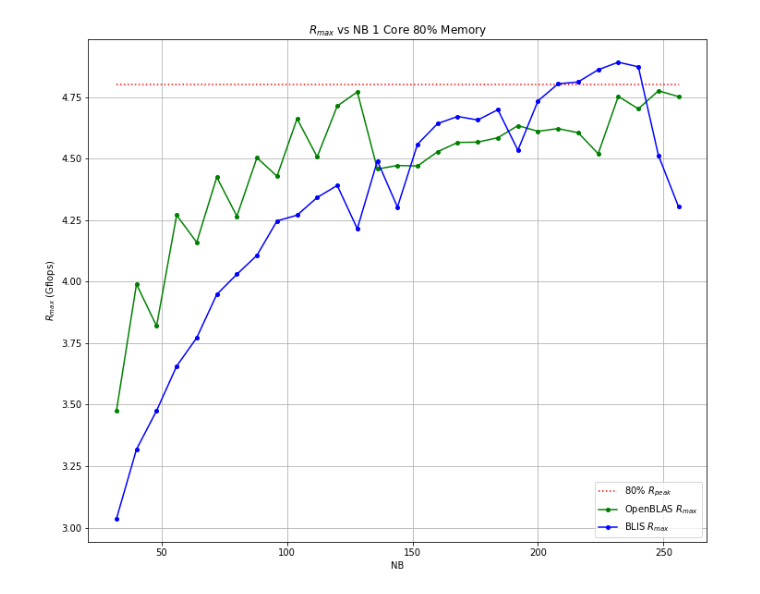
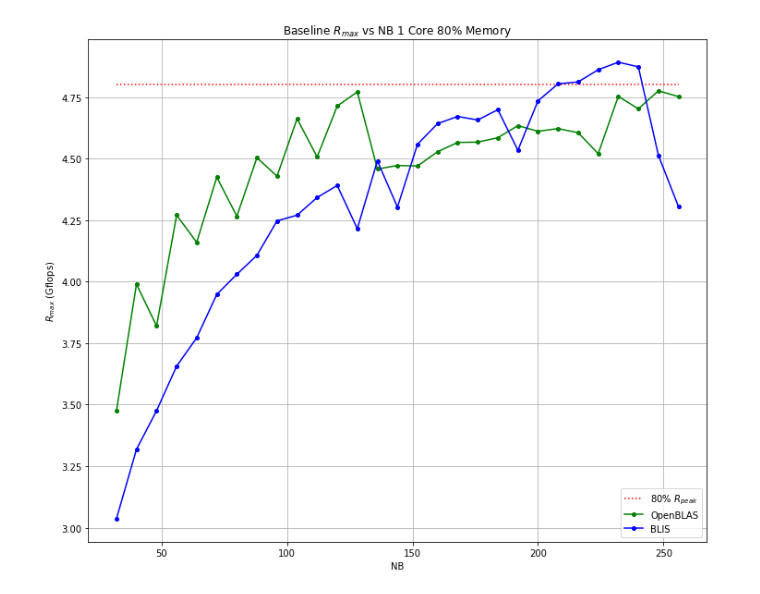
Before and after one commit to johnduffymsc/dissertation, a Jupyter notebook: picluster.ipynb, the cells around one changed output. Drawn from its saved outputs; the diff is of its cells as text; code cells hidden in the pictures.

```diff
--- a/picluster.ipynb
+++ b/picluster.ipynb
@@ -89,36 +89,36 @@ blis = [
     4.214900,
     4.490500,
     4.302800,
     4.558400,
     4.642200,
     4.671200,
     4.656800,
     4.698700,
     4.533900,
     4.734500,
     4.803800,
     4.811500,
     4.861100,
     4.891600,
     4.873000,
     4.512900,
     4.304400
 ]
 
 plt.figure(figsize=(12, 10))
-plt.title("$R_{max}$ vs NB 1 Core 80% Memory")
+plt.title("Baseline $R_{max}$ vs NB 1 Core 80% Memory")
 plt.plot([32, 256], [R_PEAK_PER_CORE_80, R_PEAK_PER_CORE_80], ":", markersize=4, color="red")
 plt.plot(nb, openblas, "-go", markersize=4)
 plt.plot(nb, blis, "-bo", markersize=4)
 plt.xlabel("NB")
 plt.ylabel("$R_{max}$ (Gflops)")
-plt.legend(["80% $R_{peak}$", "OpenBLAS $R_{max}$", "BLIS $R_{max}$"])
+plt.legend(["80% $R_{peak}$", "OpenBLAS", "BLIS"])
 plt.grid()
 plt.savefig("gflops_vs_nb_1_core_80_percent_memory.pdf")
 plt.savefig("gflops_vs_nb_1_core_80_percent_memory.png")
 plt.show()
 # %% [output]
-[figure, old version]
+[figure, new version]
 # %%
 # Gflops vs NB for 1 node using 80% memory.
 
```
Also changed, not shown: parts of 3 cells of this notebook, 2 other files.
